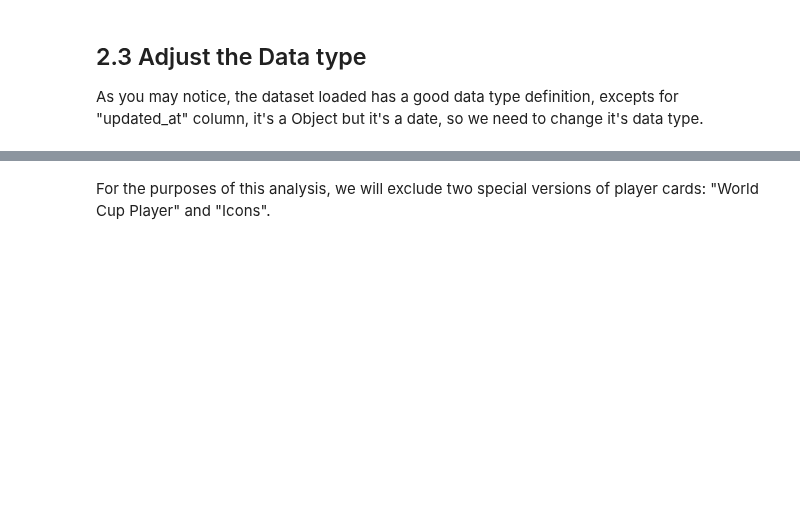
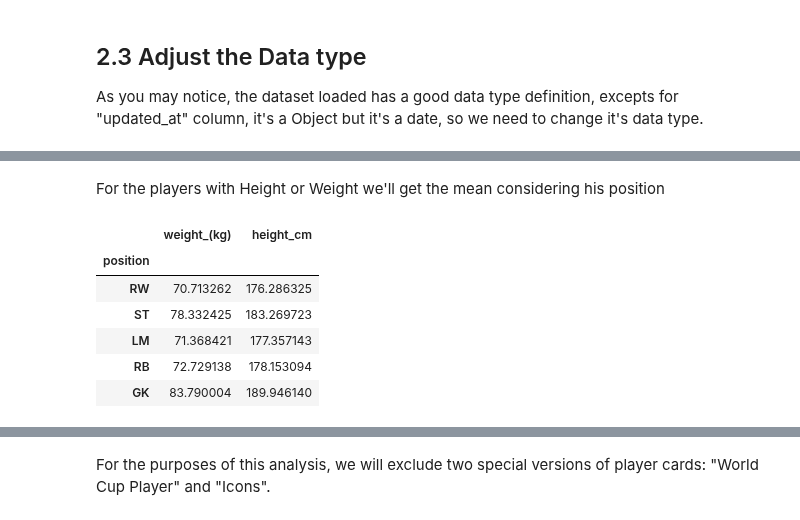
Before and after one commit to felipemayer/data_portfolio, a Jupyter notebook: players_fifa23_analysis/players_analysis.ipynb, the cells around one changed output, grey strips where cells are left out. Drawn from its saved outputs; the diff is of its cells as text; code cells hidden in the pictures; blank space fills up the shorter version.

```diff
--- a/players_fifa23_analysis/players_analysis.ipynb
+++ b/players_fifa23_analysis/players_analysis.ipynb
@@ -216,0 +243,2 @@ The way we can deal with that is changing the NaN value to "normal" in the datas
+# %%
+df_players['version'] = df_players['version'].fillna(df_players['version_color'])
@@ -216,0 +276,2 @@ The way we can deal with that is changing the NaN value to "normal" in the datas
+# %%
+df_players['weight_(kg)'].replace(0, np.nan, inplace=True)
@@ -216,0 +312,14 @@ The way we can deal with that is changing the NaN value to "normal" in the datas
+# %% [markdown]
+For the players with Height or Weight we'll get the mean considering his position
+# %%
+df_player_groupedby_position = df_players[df_players['weight_(kg)'].notnull()].groupby('position')[['weight_(kg)', 'height_cm']].mean()
+
+df_player_groupedby_position.sample(n=5)
+# %% [output]
+|  | weight_(kg) | height_cm |
+| position |  |  |
+| RW | 70.713262 | 176.286325 |
+| ST | 78.332425 | 183.269723 |
+| LM | 71.368421 | 177.357143 |
+| RB | 72.729138 | 178.153094 |
+| GK | 83.790004 | 189.946140 |
```
Also changed, not shown: parts of 33 cells of this notebook, 3 other files.
